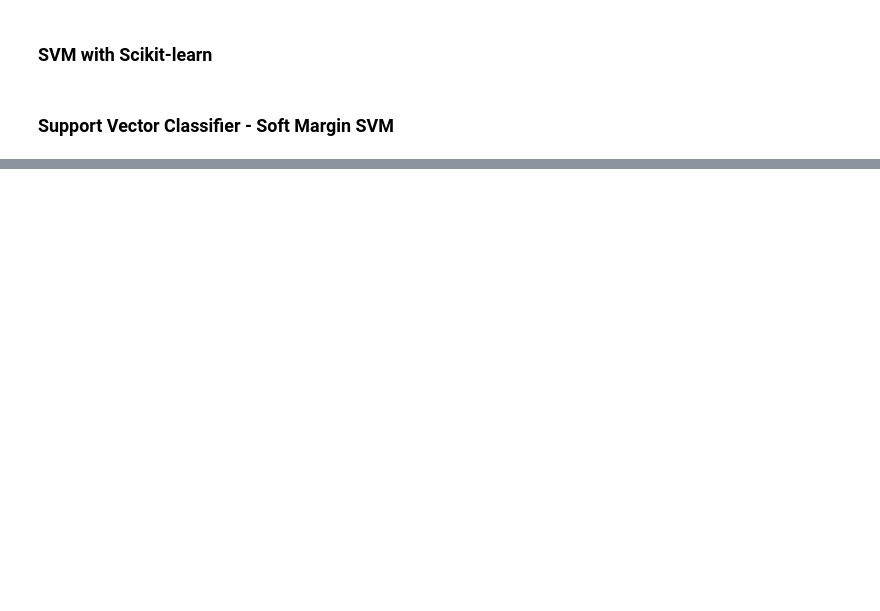
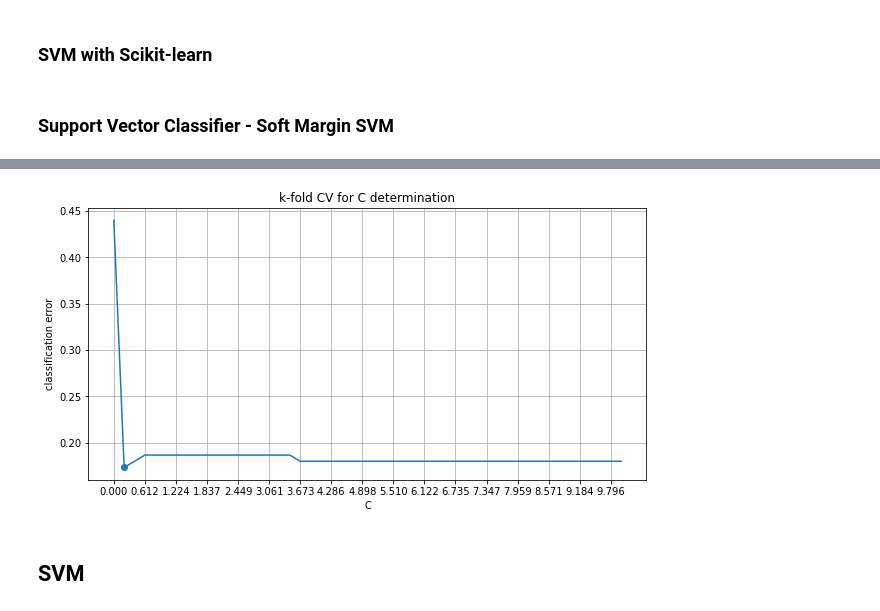
Before and after one commit to TimVrtac/Machine-Learining-Study, a Jupyter notebook: Chapter 9 - SVM.ipynb, the cells around one changed output, grey strips where cells are left out. Drawn from its saved outputs; the diff is of its cells as text; code cells hidden in the pictures; blank space fills up the shorter version.

```diff
--- a/Chapter 9 - SVM.ipynb
+++ b/Chapter 9 - SVM.ipynb
@@ -333,0 +265,3 @@ plt.scatter(X_test[:,0], X_test[:,1], c='green')
+# %%
+C_for_CV = np.linspace(0,10,50)
+err_SVM_CV, C_opt = k_fold_CV_for_SVM(X, Y, C=C_for_CV, k=10)
@@ -333,0 +272,13 @@ plt.scatter(X_test[:,0], X_test[:,1], c='green')
+# %%
+plt.figure(figsize=(10,5))
+plt.plot(C_for_CV, err_SVM_CV)
+plt.scatter(C_for_CV[np.argmin(err_SVM_CV)], err_SVM_CV[np.argmin(err_SVM_CV)])
+plt.ylabel('classification error')
+plt.xlabel('C')
+plt.title('k-fold CV for C determination')
+plt.grid()
+plt.xticks(C_for_CV[::3]);
+# %% [output]
+[figure, added]
+# %% [markdown]
+## SVM
```
Also changed, not shown: parts of 32 cells of this notebook, 2 other files.
